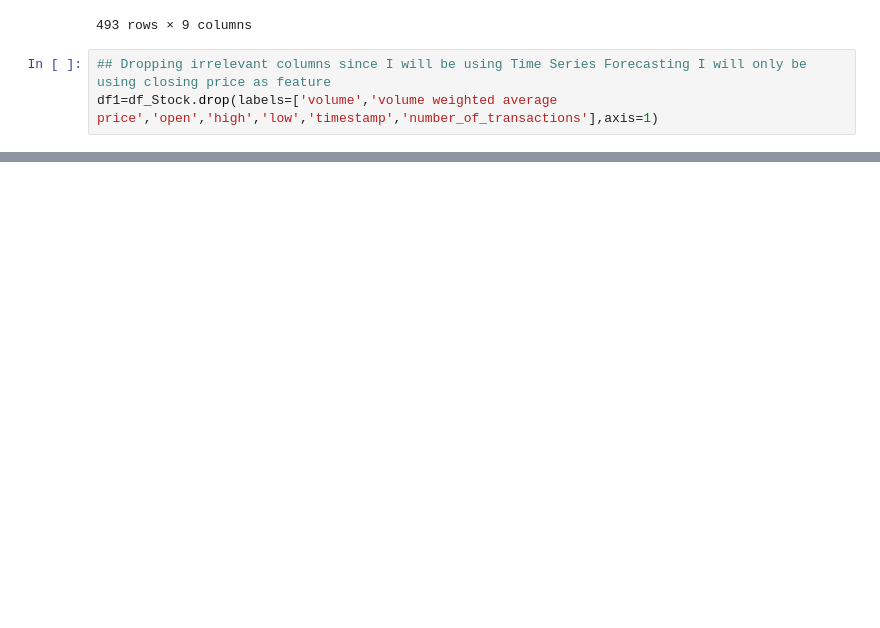
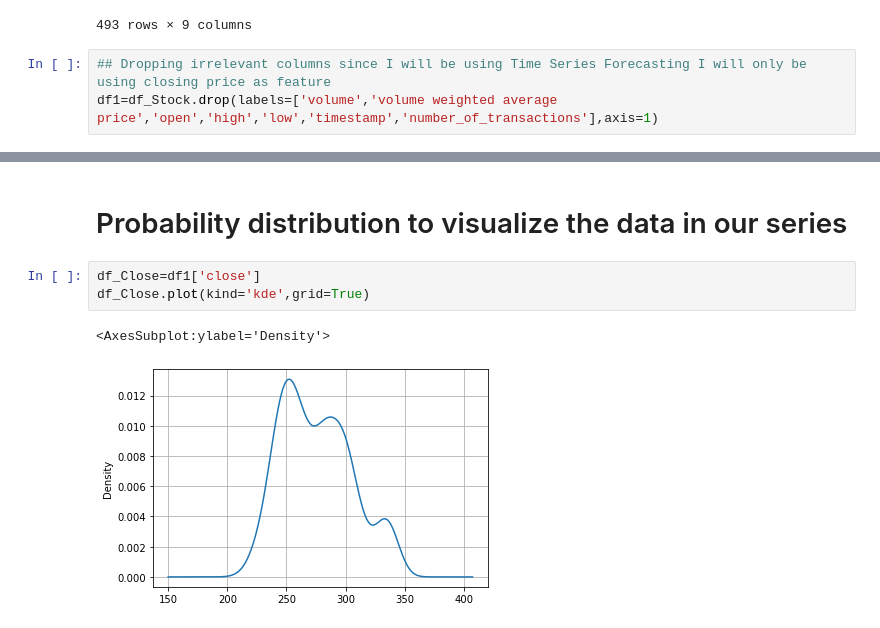
Before and after one commit to anirudhj/StockAnalysisMLProject, a Jupyter notebook: Stocks_EDA.ipynb, the cells around one changed output, grey strips where cells are left out. Drawn from its saved outputs; the diff is of its cells as text; blank space fills up the shorter version.

Commit message:
Time Series Analysis

```diff
--- a/Stocks_EDA.ipynb
+++ b/Stocks_EDA.ipynb
@@ -85,0 +108,8 @@ plt.show()
+# %% [markdown]
+# Probability distribution to visualize the data in our series
+# %%
+df_Close=df1['close']
+df_Close.plot(kind='kde',grid=True)
+# %% [output]
+<AxesSubplot:ylabel='Density'>
+[figure, added]
```
Also changed, not shown: parts of 3 cells of this notebook.
